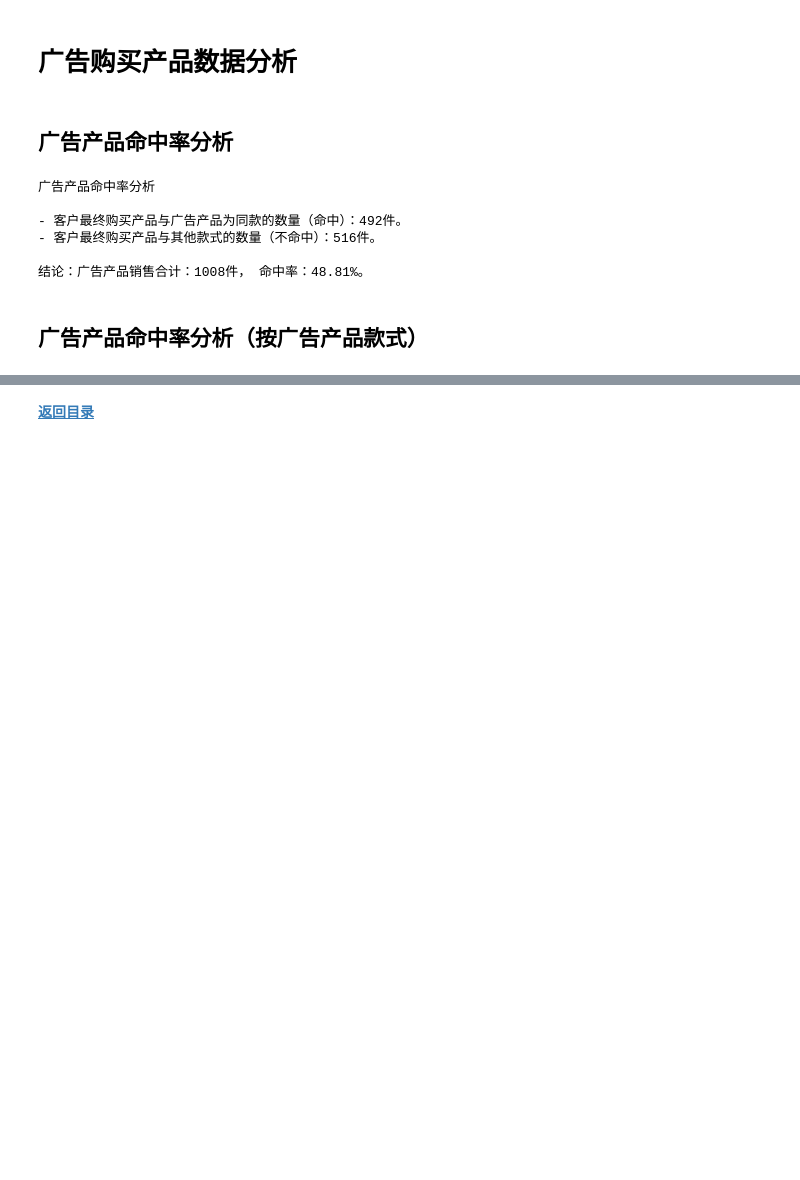
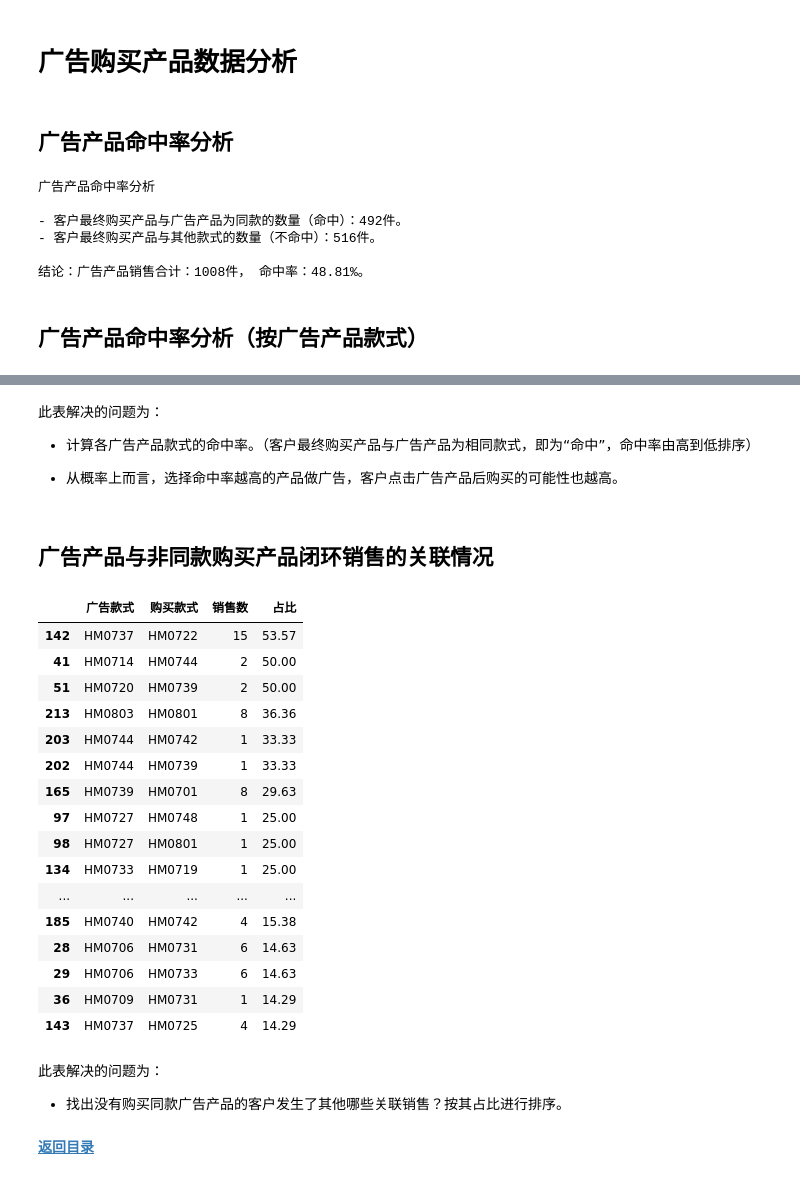
Before and after one commit to dyslab/jnb-sample, a Jupyter notebook: sales_report/amz_ads_pp.ipynb, the cells around one changed output, grey strips where cells are left out. Saved outputs shown, nothing was run; the diff lists cells and outputs as text; code cells hidden in the pictures; blank space fills up the shorter version.

```diff
--- a/sales_report/amz_ads_pp.ipynb
+++ b/sales_report/amz_ads_pp.ipynb
@@ -81,2 +79,61 @@ hit_df.sort_values(by=['命中率'], ascending = False)
+# %% [markdown]
+此表解决的问题为：
+
+- 计算各广告产品款式的命中率。（客户最终购买产品与广告产品为相同款式，即为“命中”，命中率由高到低排序）
+
+- 从概率上而言，选择命中率越高的产品做广告，客户点击广告产品后购买的可能性也越高。
+# %% [markdown]
+## 广告产品与非同款购买产品闭环销售的关联情况
+# %%
+# Initialize dataframe
+hit_count_df = workdf.sort_values(by=['广告款式']).groupby(['广告款式']).count()
+hit_count_df = hit_count_df[['广告SKU']]
+hit_count_df['广告款式销售总数'] = hit_count_df['广告SKU']
+hit_count_df = hit_count_df[['广告款式销售总数']]
+
+hit_df = workdf.sort_values(by=['广告款式']).groupby(['广告款式', '购买款式']).count()
+hit_df = hit_df[['广告SKU']]
+hit_df['销售数'] = hit_df['广告SKU']
+hit_df = hit_df[['销售数']]
+hit_df.reset_index(level='购买款式', inplace=True)
+
+# Merge dataframe base on the index of hit10_df.
+hit_df = hit_df.merge(hit_count_df, how='left', left_on='广告款式', right_on='广告款式').fillna(0)
+hit_df['占比'] = round(hit_df['销售数'] / hit_df['广告款式销售总数'] * 100, 2)
+hit_df.reset_index(inplace=True)
+
+# Get list of the item which is '广告款式'='购买款式' or '占比'=100.
+remove_item_list = []
+for content in hit_df.iterrows():
+    if (content[1].广告款式 == content[1].购买款式) or (content[1].占比 == 100):
+        remove_item_list.append(content[1].name)
+
+# Remove items based on above conditions.
+hit_df.drop(remove_item_list, inplace=True)
+hit_df.drop(columns=['广告款式销售总数'], inplace=True)
+
+hit_df.sort_values(by=['占比'], ascending=False).head(30)
+# %% [output]
+|  | 广告款式 | 购买款式 | 销售数 | 占比 |
+| 142 | HM0737 | HM0722 | 15 | 53.57 |
+| 41 | HM0714 | HM0744 | 2 | 50.00 |
+| 51 | HM0720 | HM0739 | 2 | 50.00 |
+| 213 | HM0803 | HM0801 | 8 | 36.36 |
+| 203 | HM0744 | HM0742 | 1 | 33.33 |
+| 202 | HM0744 | HM0739 | 1 | 33.33 |
+| 165 | HM0739 | HM0701 | 8 | 29.63 |
+| 97 | HM0727 | HM0748 | 1 | 25.00 |
+| 98 | HM0727 | HM0801 | 1 | 25.00 |
+| 134 | HM0733 | HM0719 | 1 | 25.00 |
+| ... | ... | ... | ... | ... |
+| 185 | HM0740 | HM0742 | 4 | 15.38 |
+| 28 | HM0706 | HM0731 | 6 | 14.63 |
+| 29 | HM0706 | HM0733 | 6 | 14.63 |
+| 36 | HM0709 | HM0731 | 1 | 14.29 |
+| 143 | HM0737 | HM0725 | 4 | 14.29 |
+# %% [markdown]
+此表解决的问题为：
+
+- 找出没有购买同款广告产品的客户发生了其他哪些关联销售？按其占比进行排序。
 # %% [markdown]
 **[返回目录](amz_ads_links.ipynb)**
```
Also changed, not shown: parts of 3 cells of this notebook, 1 other file.
